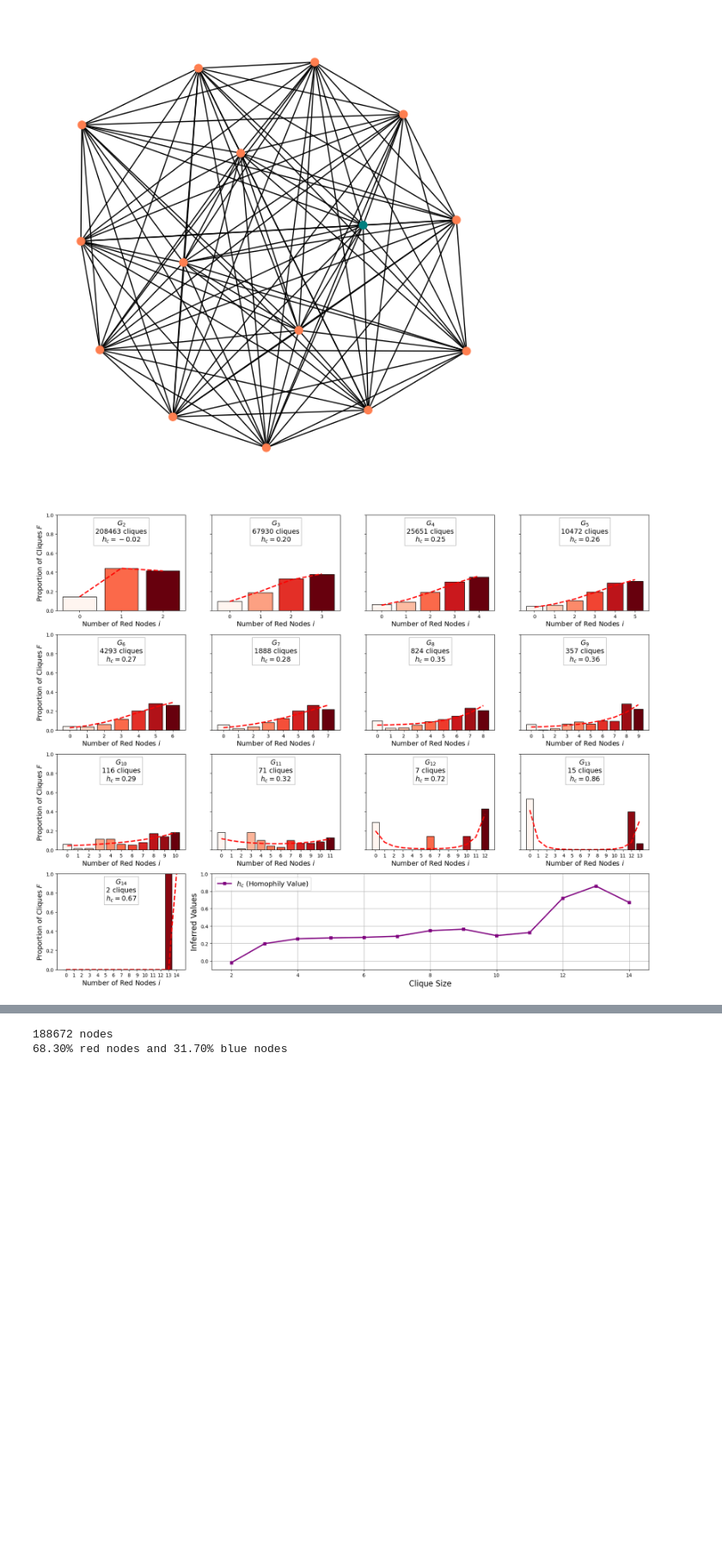
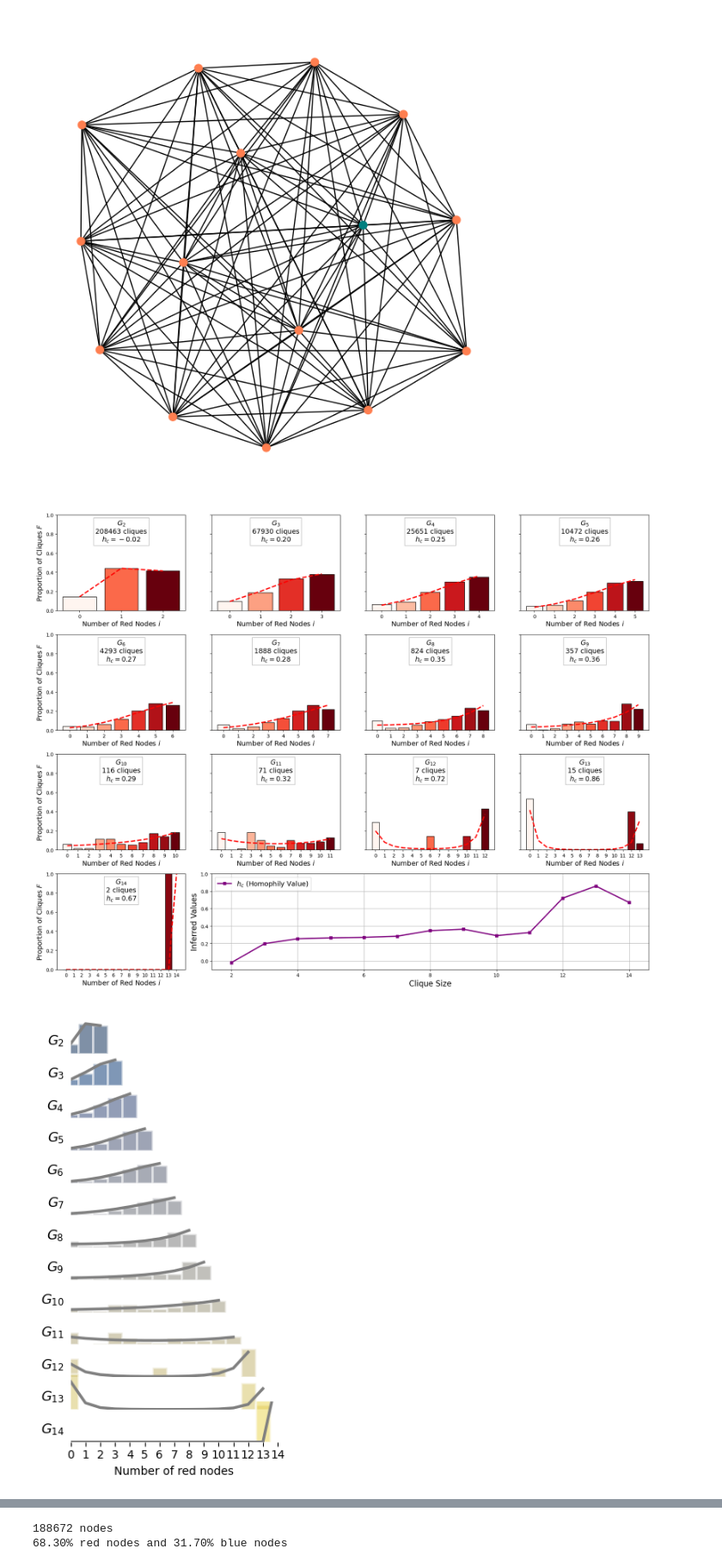
Before and after one commit to k-rizi/Homophily-Within-Across-Groups, a Jupyter notebook: real_world_data/last_fm.ipynb, the cells around one changed output, grey strips where cells are left out. Shown at 86% size. Cells and saved outputs as stored; diff of their text form; code cells hidden in the pictures; blank space fills up the shorter version.

```diff
--- a/real_world_data/last_fm.ipynb
+++ b/real_world_data/last_fm.ipynb
@@ -280,33 +281,88 @@ def plot_clique_homophily_distributions(distributions, homophily_values, inferre
 
     plt.tight_layout()
     plt.savefig(filename)  # Save the figure
     plt.show()
 
+def plot_clique_homophily_distributions2(distributions, homophily_values, inferred_params, filename="clique_homophily_distribution.pdf"):
+    # Create a custom grid with GridSpec (4x4 layout)
+    fig, axs = plt.subplots(nrows=13, ncols=1, figsize=(3.3, 6))
+    axs = axs.flatten() # needed to access each individual axis
+
+    cmap = colormaps['cividis']
+
+    # Create the 13 subplots for clique distributions
+    for i, ax in enumerate(axs):
+        #ax = fig.add_subplot(gs[i // 4, i % 4])  # Position the subplot
+        size = i + 2
+        color = cmap(i / 13)
+        F, total_cliques = distributions.get(size, ([], 0))  # Get distribution and total number of cliques
+        x = np.arange(len(F))  # Integer values for x-axis
+
+        ax.bar(x, F, color = color, width = 1, alpha=0.5, edgecolor='white', linewidth = 2)
+
+        if size in inferred_params:
+            theta1, theta2 = inferred_params[size]
+            h_c_i = compute_h_c_i(size)
+            F_max_entropy = compute_max_entropy_distribution(theta1, theta2, h_c_i, size)
+            ax.plot(x, F_max_entropy, color = 'grey', label="Max Entropy F", linewidth=2.5)
+
+
+        # set title and labels
+        ax.set_xlim(0, 14)
+        ax.set_ylim(0, 0.6)
+        ax.set_ylabel('')
+
+        ax.patch.set_facecolor('white')
+        ax.patch.set_alpha(0.0)
+
+        # Add the size label to the left of each plot
+        ax.text(-0.03, 0.3, rf'$G_{{{size}}}$', va='center', ha='right', fontsize=12, transform=ax.transAxes)
+
+        # remove axis for all but the last plot
+        if i < len(axs) - 1:
+            ax.set_axis_off()
+        else:
+            ax.set_xlabel('Number of red nodes')
+            ax.spines['top'].set_visible(False)
+            ax.spines['right'].set_visible(False)
+            ax.spines['left'].set_visible(False)
+            ax.spines['bottom'].set_visible(False)
+            ax.yaxis.set_ticks([])  # Remove y-axis ticks
+            ax.set_xticks(np.arange(0, max(x)+1, 1))
+
+
+    plt.tight_layout()
+    plt.subplots_adjust(hspace=-0.2)  # Reduce space between subplots
+    plt.savefig(filename)  # Save the figure
+    plt.show()
+
 distributions, homophily_values = compute_clique_homophily_distributions(subgraphs_by_size, cliques_by_size, n_r, n_b)
 
 # Inference for each clique size
 inferred_params = {}
 for c in range(2, 15):
     if c in cliques_by_size and len(cliques_by_size[c]) > 0:
         # Empirical values from the computed distribution
         F, total_cliques = distributions[c]
         N_r_empirical = sum(i * F[i] for i in range(c + 1)) / c
         h_c_empirical = sum(compute_h_c_i(c)[i] * F[i] for i in range(c + 1))
 
         # Compute h_c_i for the given clique size
         h_c_i = compute_h_c_i(c)
 
         # Initial guess for theta1 and theta2
         initial_guess = [0, 0]
 
         # Optimize to find theta1 and theta2
         result = minimize(objective, initial_guess, args=(N_r_empirical, h_c_empirical, h_c_i, c))
         inferred_params[c] = result.x
 
 # Plot the results with inferred distributions and the extra panel
 plot_clique_homophily_distributions(distributions, homophily_values, inferred_params)
+plot_clique_homophily_distributions2(distributions, homophily_values, inferred_params,' testname.jpg' )
 # %% [output]
 [figure]
+[figure, added]
 # %%
 # Plot the inferred homophily values
 theta1_values = [inferred_params[c][0] for c in inferred_params]
```
Also changed, not shown: parts of 1 cell of this notebook.
